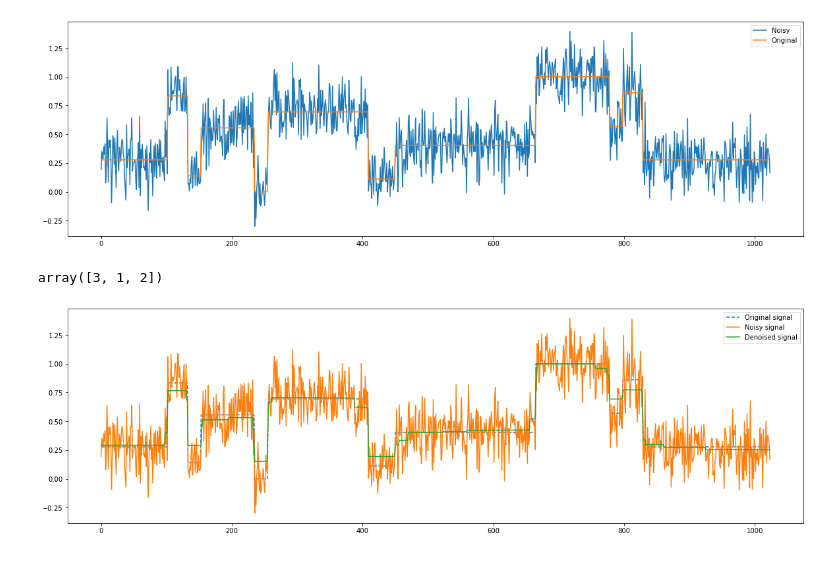
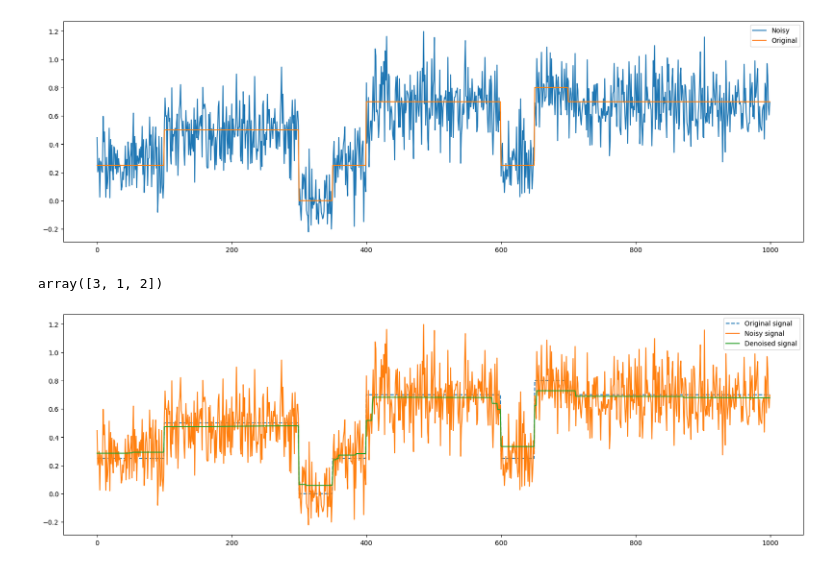
Before and after one commit to Skydive/ENS_M1_Stage_2022, a Jupyter notebook: Piecewise Constant Denoising/Khalid_Forward_Backwards.ipynb, the cells around one changed output. Saved outputs shown, nothing was run; the diff lists cells and outputs as text; code cells hidden in the pictures.

Commit message:
Fixed chambolle pock (mostly).

```diff
--- a/Piecewise Constant Denoising/Khalid_Forward_Backwards.ipynb
+++ b/Piecewise Constant Denoising/Khalid_Forward_Backwards.ipynb
@@ -2,19 +2,32 @@
 import numpy as np
 import matplotlib.pyplot as plt
 # %%
-zs = np.load("Blocks.npy");
-ts = np.arange(0, ys.shape[0]);
+# zs = np.load("Blocks.npy");
+
+# I think Blocks.npy was generated by Nelly (it must be in some of her example code somewhere for chambolle-pock)
+
+# Here's some example thing
+zs = np.zeros(1000);
+zs[0:100] = 0.25;
+zs[100:300] = 0.5;
+zs[350:400] = 0.25;
+zs[400:600] = 0.7;
+zs[600:650] = 0.25;
+zs[650:700] = 0.8;
+zs[700:1000] = 0.7;
+
+ts = np.arange(0, zs.shape[0]);
 
 # Add noise!
-ys = zs + np.random.normal(0, 0.4**2, size=(ys.shape[0]))
+ys = zs + np.random.normal(0, 0.4**2, size=(zs.shape[0]))
 
 plt.figure(figsize=(20,6));
 plt.plot(ts, ys, label='Noisy');
 plt.plot(ts, zs, label='Original');
 plt.legend();
 plt.show();
 # %% [output]
-[figure, old version]
+[figure, new version]
 # %%
 # Proximity function for L1 norm
 def prox_L1(u, tau):
@@ -65,7 +78,7 @@ plt.plot(ts, zs_TV, label='Denoised signal')
 plt.legend()
 plt.show()
 # %% [output]
-[figure, old version]
+[figure, new version]
 # %%
 # Teesta_20220114.csv
 import pandas as pd
```
Also changed, not shown: parts of 2 cells of this notebook, 7 other files.
